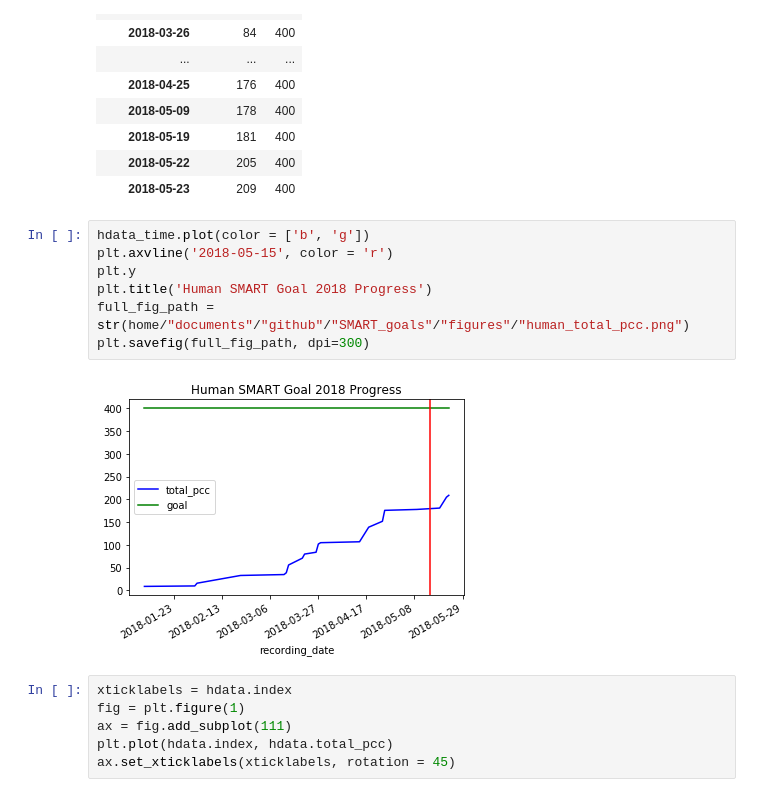
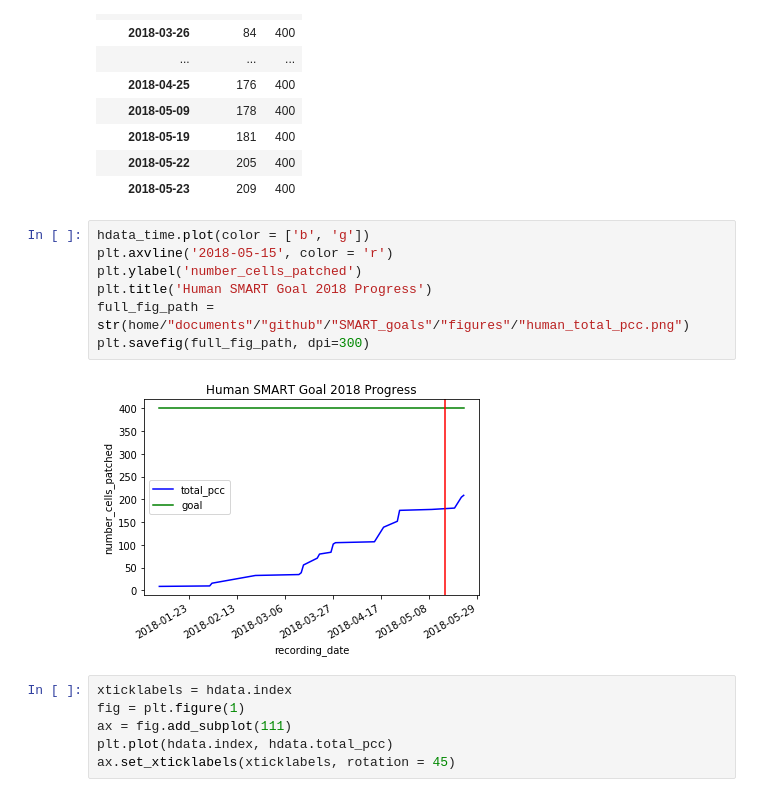
Before and after one commit to ru57y34nn/SMART_goals, a Jupyter notebook: src/Human_Smart_Data.ipynb, the cells around one changed output. Saved outputs shown, nothing was run; the diff lists cells and outputs as text.

```diff
--- a/src/Human_Smart_Data.ipynb
+++ b/src/Human_Smart_Data.ipynb
@@ -120,12 +120,12 @@ hdata_time
 # %%
 hdata_time.plot(color = ['b', 'g'])
 plt.axvline('2018-05-15', color = 'r')
-plt.y
+plt.ylabel('number_cells_patched')
 plt.title('Human SMART Goal 2018 Progress')
 full_fig_path = str(home/"documents"/"github"/"SMART_goals"/"figures"/"human_total_pcc.png")
 plt.savefig(full_fig_path, dpi=300)
 # %% [output]
-[figure, old version]
+[figure, new version]
 # %%
 xticklabels = hdata.index
 fig = plt.figure(1)
```
